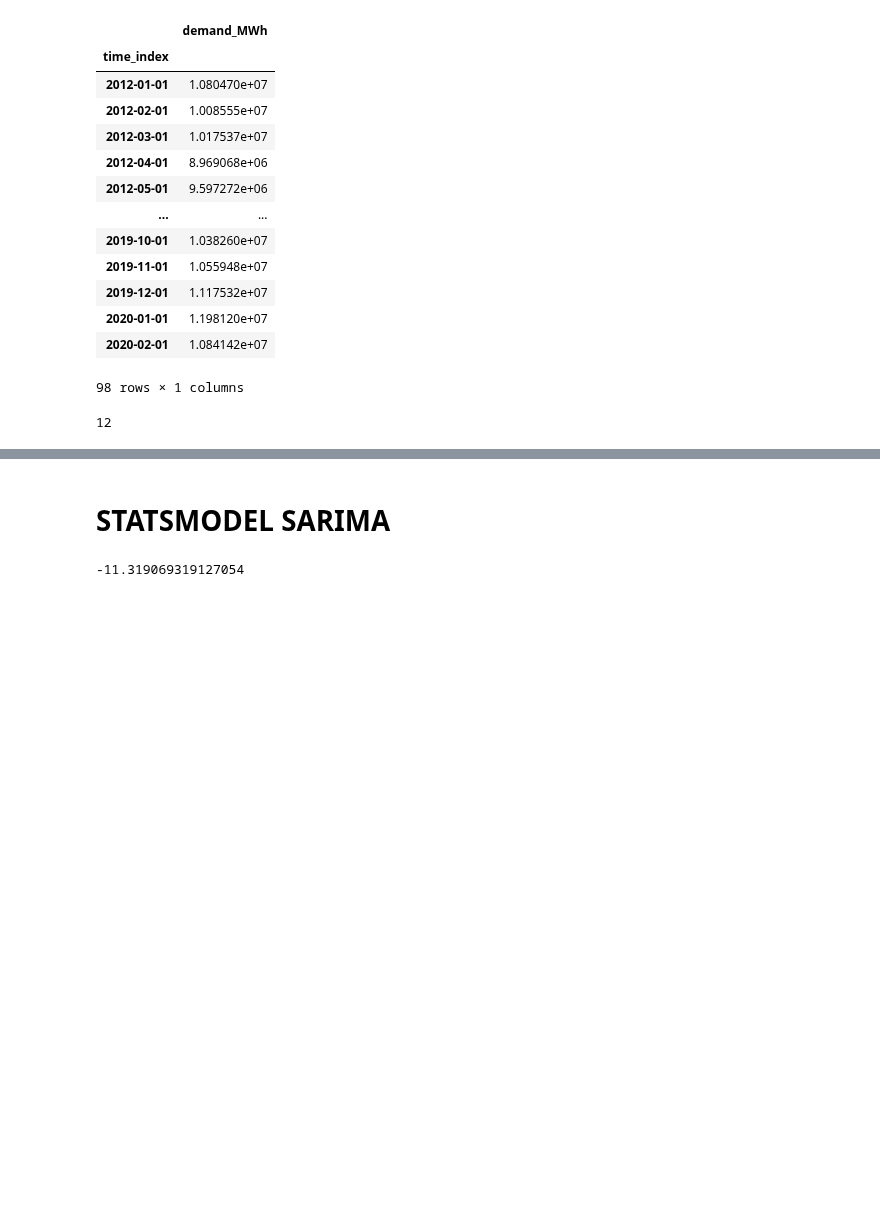
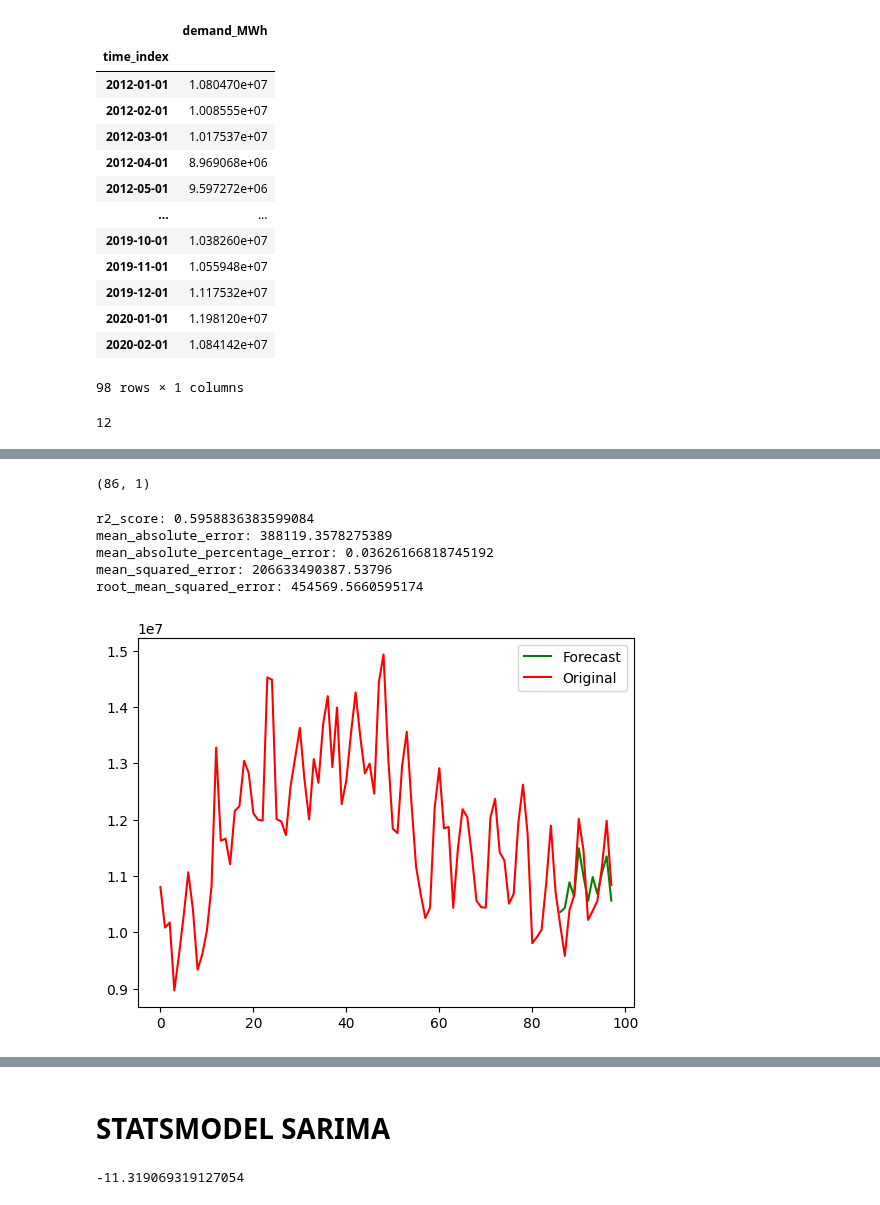
Before and after one commit to tomashbk/electric_energy_demand_argentina, a Jupyter notebook: SARIMAX.ipynb, the cells around one changed output, grey strips where cells are left out. Saved outputs shown, nothing was run; the diff lists cells and outputs as text; code cells hidden in the pictures; blank space fills up the shorter version.

```diff
--- a/sarimax.ipynb
+++ b/SARIMAX.ipynb
@@ -257,0 +239,3 @@ statsmodels: 0.13.5
+# %%
+train_exog = [ np.busday_count(i.date(), (i + pd.DateOffset(months=1)).date()) for i in train.index]
+test_exog = [ np.busday_count(i.date(), (i + pd.DateOffset(months=1)).date()) for i in test.index]
@@ -257,0 +263,28 @@ statsmodels: 0.13.5
+# %%
+train_exog_reshaped = np.array(train_exog).reshape(-1,1)
+train_exog_reshaped.shape
+# %% [output]
+(86, 1)
+# %%
+model = pm.auto_arima(train, X=train_exog_reshaped, seasonal=True, m=2, n_jobs=-1, stepwise=False)
+# %%
+forecasts_test_pmarima = model.predict(test.shape[0], X=np.array(test_exog).reshape(-1,1))  # predict N steps into the future
+# %%
+# Visualize the forecasts (blue=train, green=forecasts)
+print(f'r2_score: {r2_score(test, forecasts_test_pmarima)}')
+print(f'mean_absolute_error: {mean_absolute_error(test, forecasts_test_pmarima)}')
+print(f'mean_absolute_percentage_error: {mean_absolute_percentage_error(test, forecasts_test_pmarima)}')
+print(f'mean_squared_error: {mean_squared_error(test, forecasts_test_pmarima)}')
+print(f'root_mean_squared_error: {np.sqrt(mean_squared_error(test, forecasts_test_pmarima))}')
+x = np.arange(df_time_series[['demand_MWh']].size)
+plt.plot(x[(df_time_series[['demand_MWh']].size-12):], forecasts_test_pmarima, c='green', label= 'Forecast')
+plt.plot(x, df_time_series[['demand_MWh']], c='red', label= 'Original')
+plt.legend()
+plt.show()
+# %% [output]
+r2_score: 0.5958836383599084
+mean_absolute_error: 388119.3578275389
+mean_absolute_percentage_error: 0.03626166818745192
+mean_squared_error: 206633490387.53796
+root_mean_squared_error: 454569.5660595174
+[figure, added]
```
Also changed, not shown: parts of 24 cells of this notebook, 4 other files.
